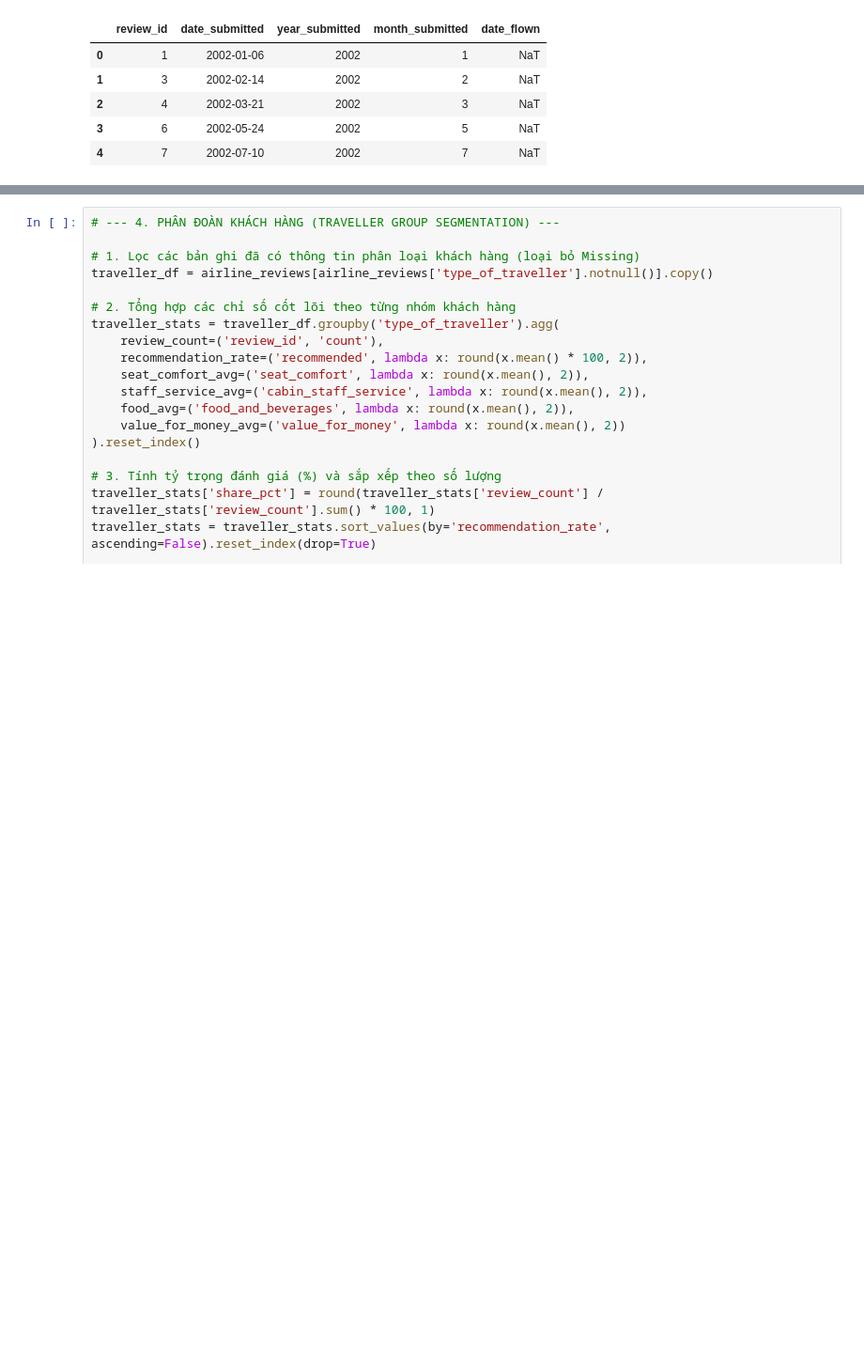
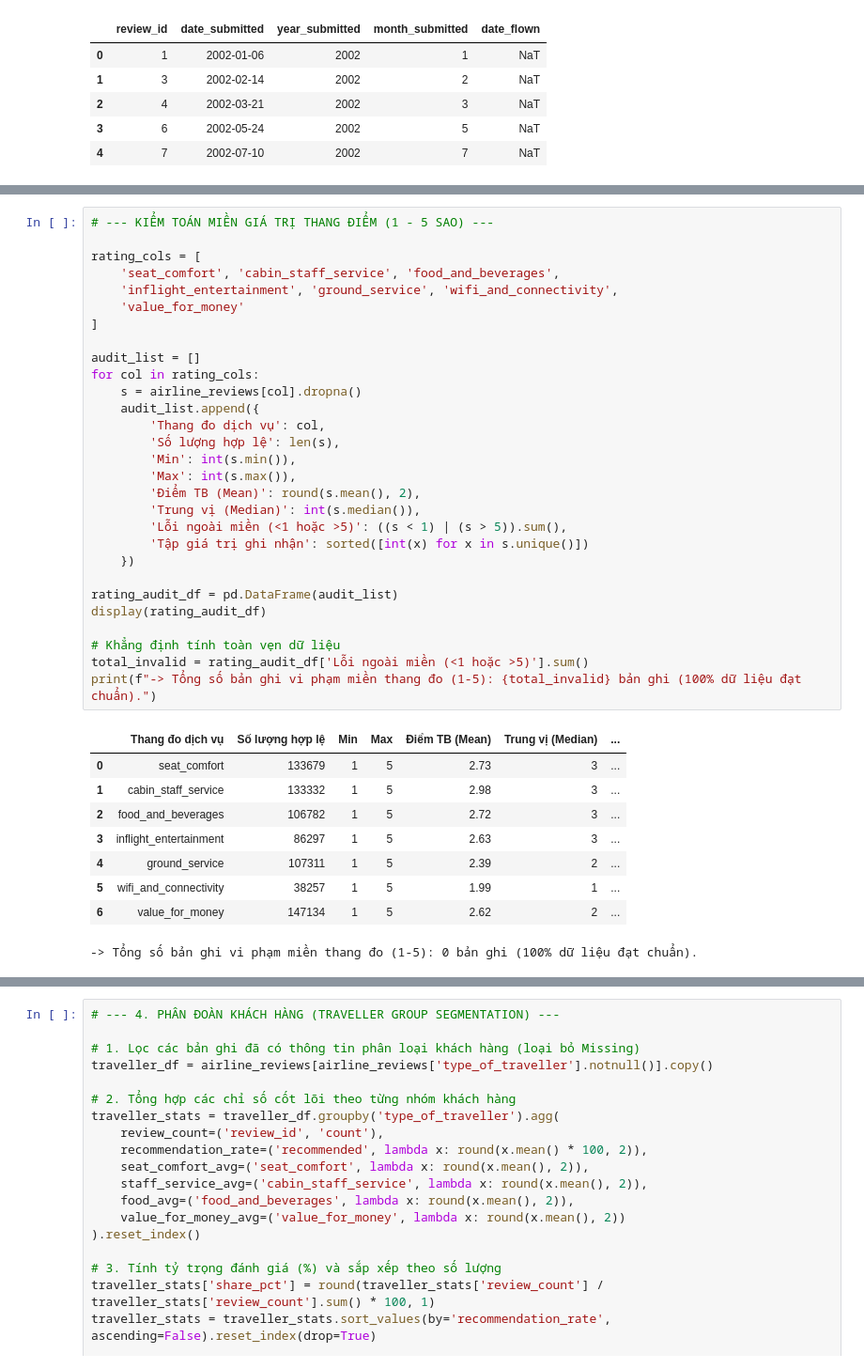
Before and after one commit to mantrinh67/DA-Porfolio, a Jupyter notebook: EDA_airline.ipynb, the cells around one changed output, grey strips where cells are left out. Shown at 94% size. Drawn from its saved outputs; the diff is of its cells as text; blank space fills up the shorter version.

```diff
--- a/EDA_airline.ipynb
+++ b/EDA_airline.ipynb
@@ -910,0 +936,39 @@ plt.show()
+# %%
+# --- KIỂM TOÁN MIỀN GIÁ TRỊ THANG ĐIỂM (1 - 5 SAO) ---
+
+rating_cols = [
+    'seat_comfort', 'cabin_staff_service', 'food_and_beverages',
+    'inflight_entertainment', 'ground_service', 'wifi_and_connectivity',
+    'value_for_money'
+]
+
+audit_list = []
+for col in rating_cols:
+    s = airline_reviews[col].dropna()
+    audit_list.append({
+        'Thang đo dịch vụ': col,
+        'Số lượng hợp lệ': len(s),
+        'Min': int(s.min()),
+        'Max': int(s.max()),
+        'Điểm TB (Mean)': round(s.mean(), 2),
+        'Trung vị (Median)': int(s.median()),
+        'Lỗi ngoài miền (<1 hoặc >5)': ((s < 1) | (s > 5)).sum(),
+        'Tập giá trị ghi nhận': sorted([int(x) for x in s.unique()])
+    })
+
+rating_audit_df = pd.DataFrame(audit_list)
+display(rating_audit_df)
+
+# Khẳng định tính toàn vẹn dữ liệu
+total_invalid = rating_audit_df['Lỗi ngoài miền (<1 hoặc >5)'].sum()
+print(f"-> Tổng số bản ghi vi phạm miền thang đo (1-5): {total_invalid} bản ghi (100% dữ liệu đạt chuẩn).")
+# %% [output]
+|  | Thang đo dịch vụ | Số lượng hợp lệ | Min | Max | Điểm TB (Mean) | Trung vị (Median) | ... |
+| 0 | seat_comfort | 133679 | 1 | 5 | 2.73 | 3 | ... |
+| 1 | cabin_staff_service | 133332 | 1 | 5 | 2.98 | 3 | ... |
+| 2 | food_and_beverages | 106782 | 1 | 5 | 2.72 | 3 | ... |
+| 3 | inflight_entertainment | 86297 | 1 | 5 | 2.63 | 3 | ... |
+| 4 | ground_service | 107311 | 1 | 5 | 2.39 | 2 | ... |
+| 5 | wifi_and_connectivity | 38257 | 1 | 5 | 1.99 | 1 | ... |
+| 6 | value_for_money | 147134 | 1 | 5 | 2.62 | 2 | ... |
+-> Tổng số bản ghi vi phạm miền thang đo (1-5): 0 bản ghi (100% dữ liệu đạt chuẩn).
```
Also changed, not shown: parts of 17 cells of this notebook.
